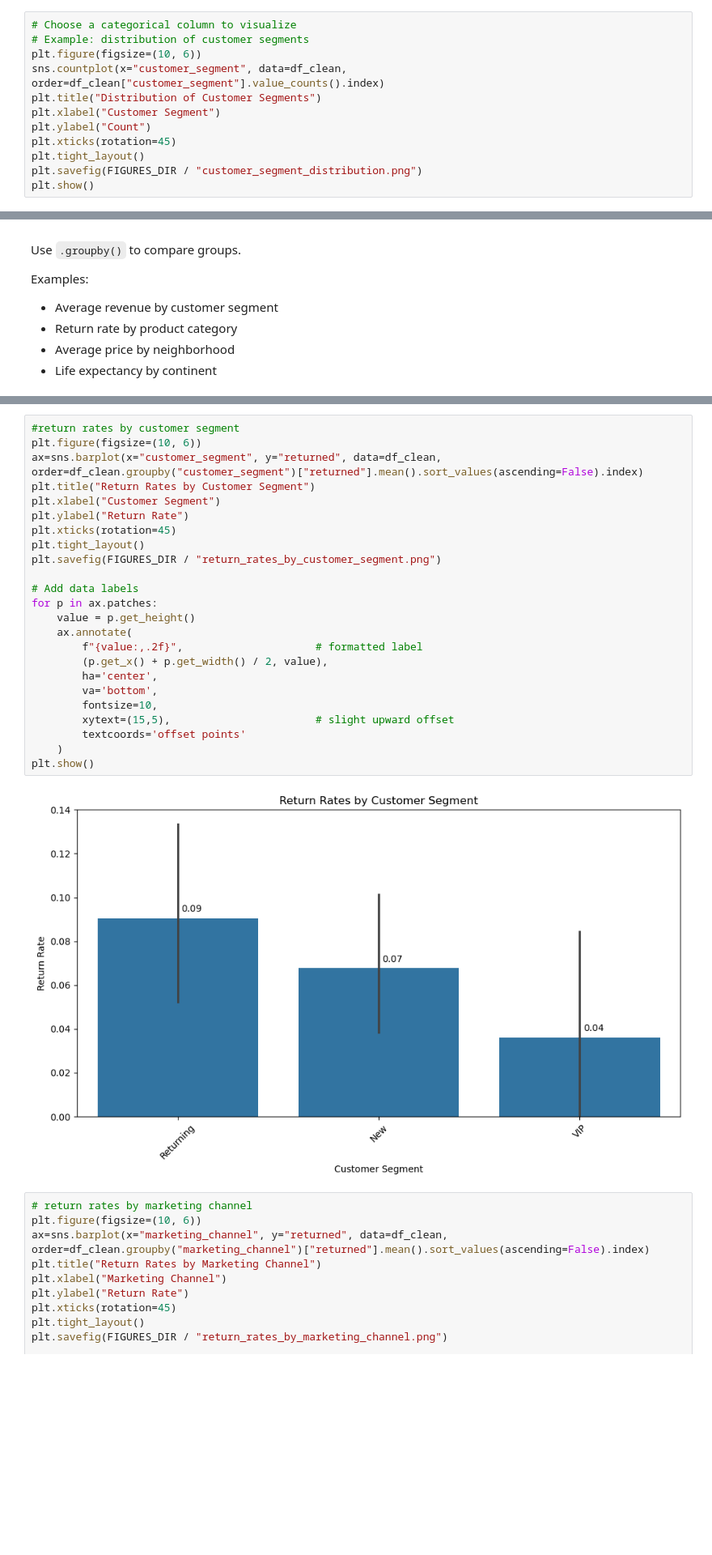
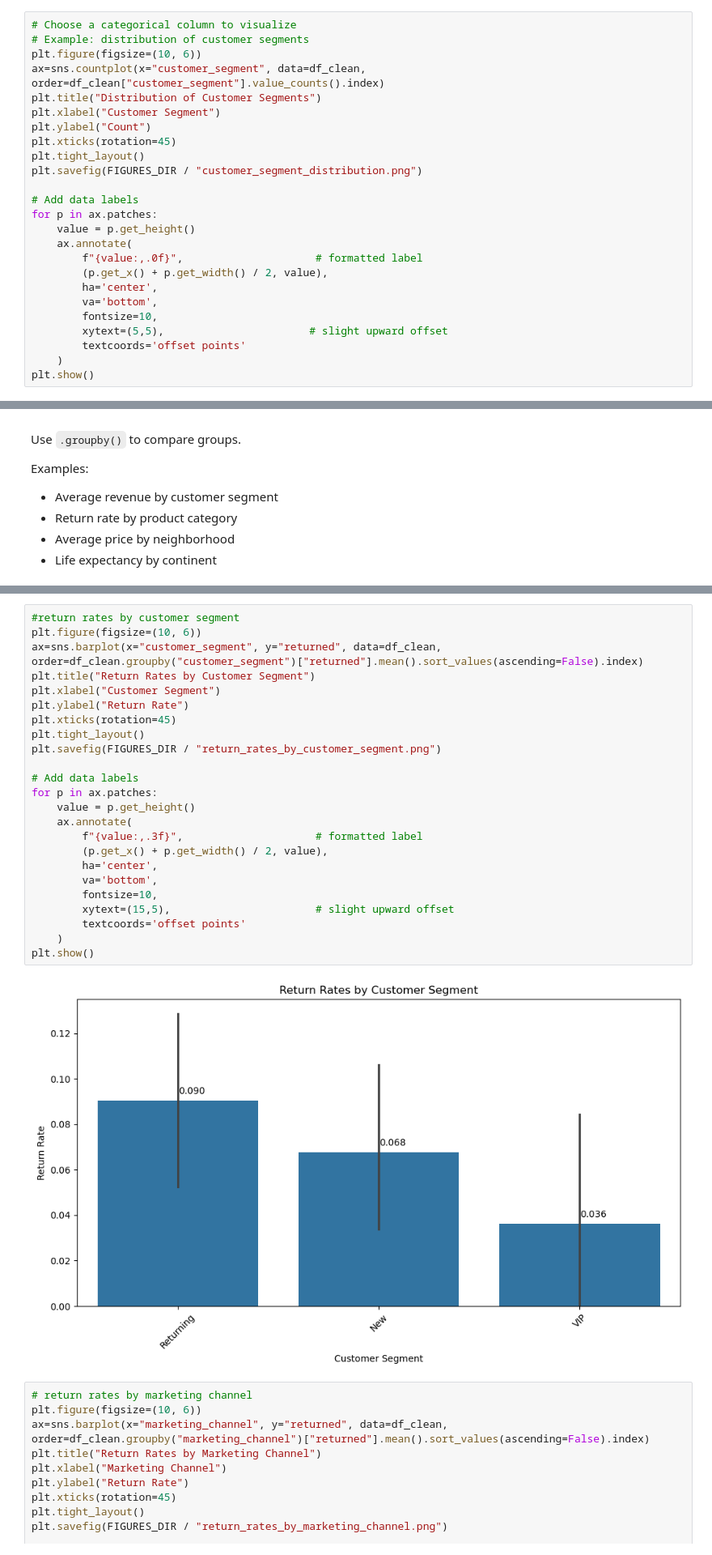
Before and after one commit to ritika-1412/capstone-pad, a Jupyter notebook: notebooks/analysis_1.ipynb, the cells around one changed output, grey strips where cells are left out. Shown at 81% size. Drawn from its saved outputs; the diff is of its cells as text; blank space fills up the shorter version.

Commit message:
Additinal graphs for section 7

```diff
--- a/notebooks/analysis_1.ipynb
+++ b/notebooks/analysis_1.ipynb
@@ -330,12 +330,25 @@ plt.show()
 # Choose a categorical column to visualize
 # Example: distribution of customer segments
 plt.figure(figsize=(10, 6))
-sns.countplot(x="customer_segment", data=df_clean, order=df_clean["customer_segment"].value_counts().index)
+ax=sns.countplot(x="customer_segment", data=df_clean, order=df_clean["customer_segment"].value_counts().index)
 plt.title("Distribution of Customer Segments")
 plt.xlabel("Customer Segment")
 plt.ylabel("Count")
 plt.xticks(rotation=45)
 plt.tight_layout()
 plt.savefig(FIGURES_DIR / "customer_segment_distribution.png")
+
+# Add data labels
+for p in ax.patches:
+    value = p.get_height()
+    ax.annotate(
+        f"{value:,.0f}",                     # formatted label
+        (p.get_x() + p.get_width() / 2, value),
+        ha='center',
+        va='bottom',
+        fontsize=10,
+        xytext=(5,5),                       # slight upward offset
+        textcoords='offset points'
+    )
 plt.show()
 # %% [output]
@@ -403,29 +416,29 @@ for p in ax.patches:
 # %%
 #return rates by customer segment
 plt.figure(figsize=(10, 6))
 ax=sns.barplot(x="customer_segment", y="returned", data=df_clean, order=df_clean.groupby("customer_segment")["returned"].mean().sort_values(ascending=False).index)
 plt.title("Return Rates by Customer Segment")
 plt.xlabel("Customer Segment")
 plt.ylabel("Return Rate")
 plt.xticks(rotation=45)
 plt.tight_layout()
 plt.savefig(FIGURES_DIR / "return_rates_by_customer_segment.png")
 
 # Add data labels
 for p in ax.patches:
     value = p.get_height()
     ax.annotate(
-        f"{value:,.2f}",                     # formatted label
+        f"{value:,.3f}",                     # formatted label
         (p.get_x() + p.get_width() / 2, value),
         ha='center',
         va='bottom',
         fontsize=10,
         xytext=(15,5),                       # slight upward offset
         textcoords='offset points'
     )
 plt.show()
 # %% [output]
-[figure, old version]
+[figure, new version]
 # %%
 # return rates by marketing channel
 plt.figure(figsize=(10, 6))
```
Also changed, not shown: parts of 4 cells of this notebook, 3 other files.
